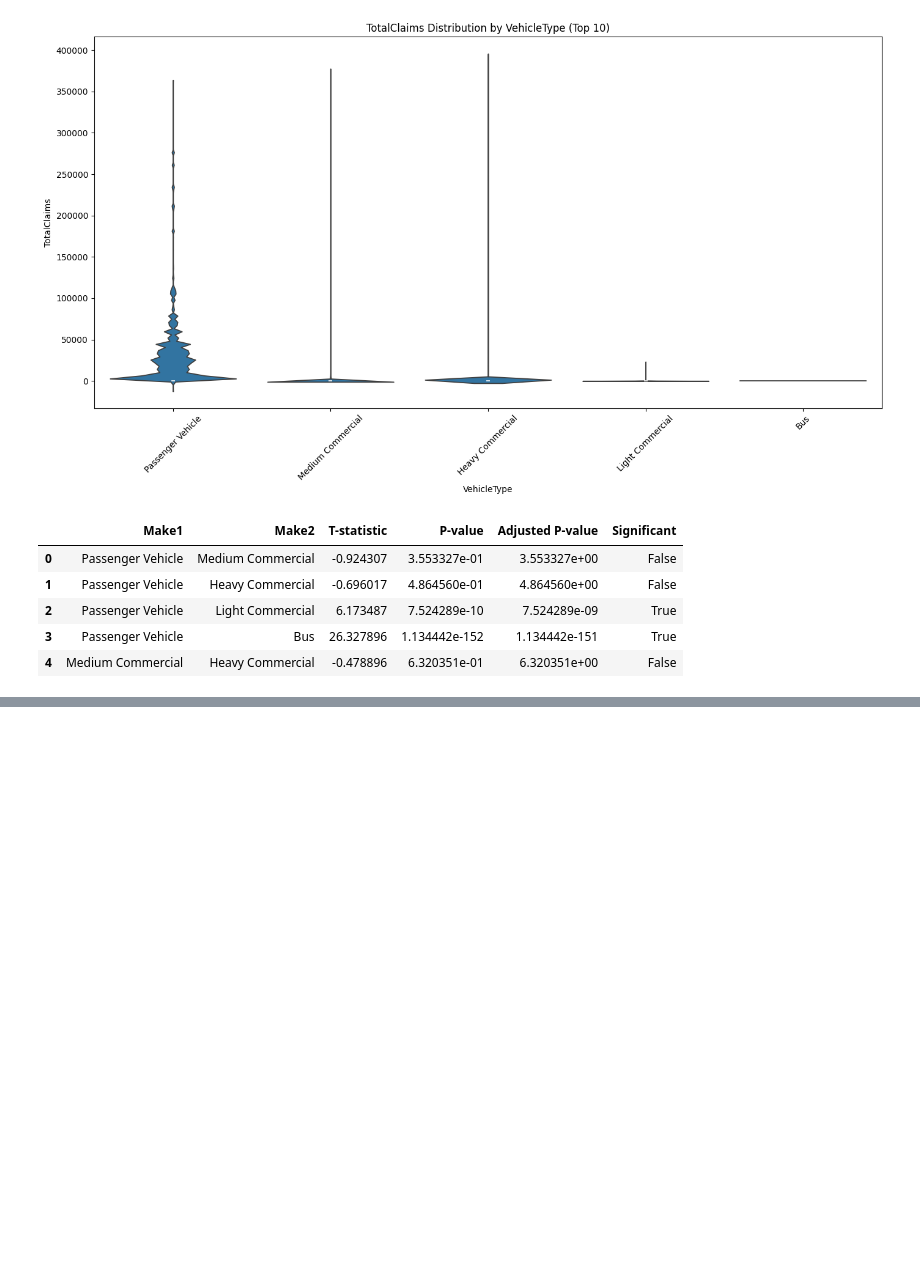
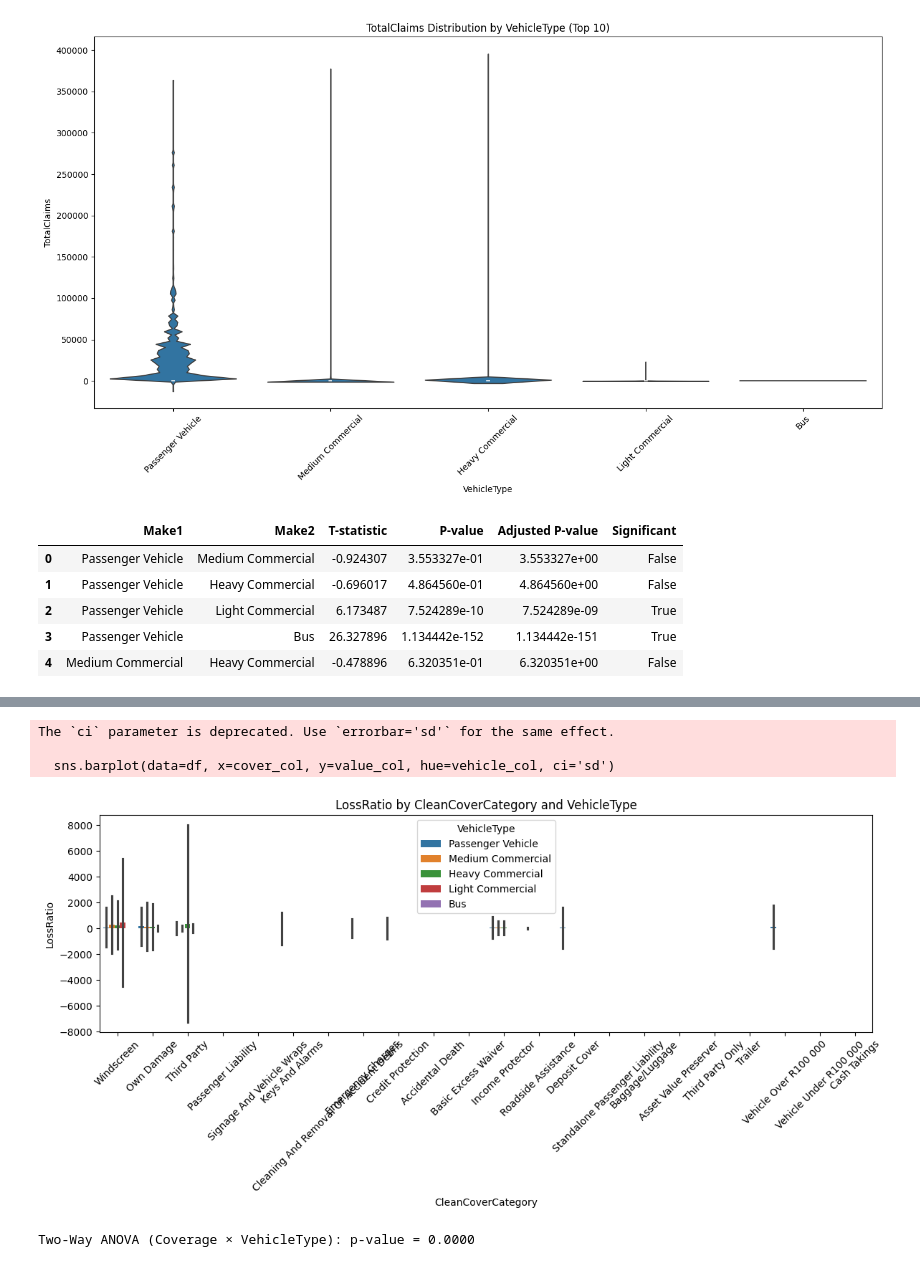
Before and after one commit to Abel5173/ACIS-Insurance-Analytics, a Jupyter notebook: notebooks/task-3-hypothesis.ipynb, the cells around one changed output, grey strips where cells are left out. Saved outputs shown, nothing was run; the diff lists cells and outputs as text; code cells hidden in the pictures; blank space fills up the shorter version.

```diff
--- a/notebooks/task-3-hypothesis.ipynb
+++ b/notebooks/task-3-hypothesis.ipynb
@@ -126,0 +144,10 @@ AttributeError: QuadMesh.set() got an unexpected keyword argument 'inner'
+# %%
+result_h6 = analyze_coverage_vehicle_interaction(df, plot=True)
+
+print(f"{result_h6['test']}: p-value = {result_h6['p_value']:.4f}")
+# %% [output]
+The `ci` parameter is deprecated. Use `errorbar='sd'` for the same effect.
+
+  sns.barplot(data=df, x=cover_col, y=value_col, hue=vehicle_col, ci='sd')
+[figure, added]
+Two-Way ANOVA (Coverage × VehicleType): p-value = 0.0000
```
Also changed, not shown: parts of 7 cells of this notebook, 10 other files.
